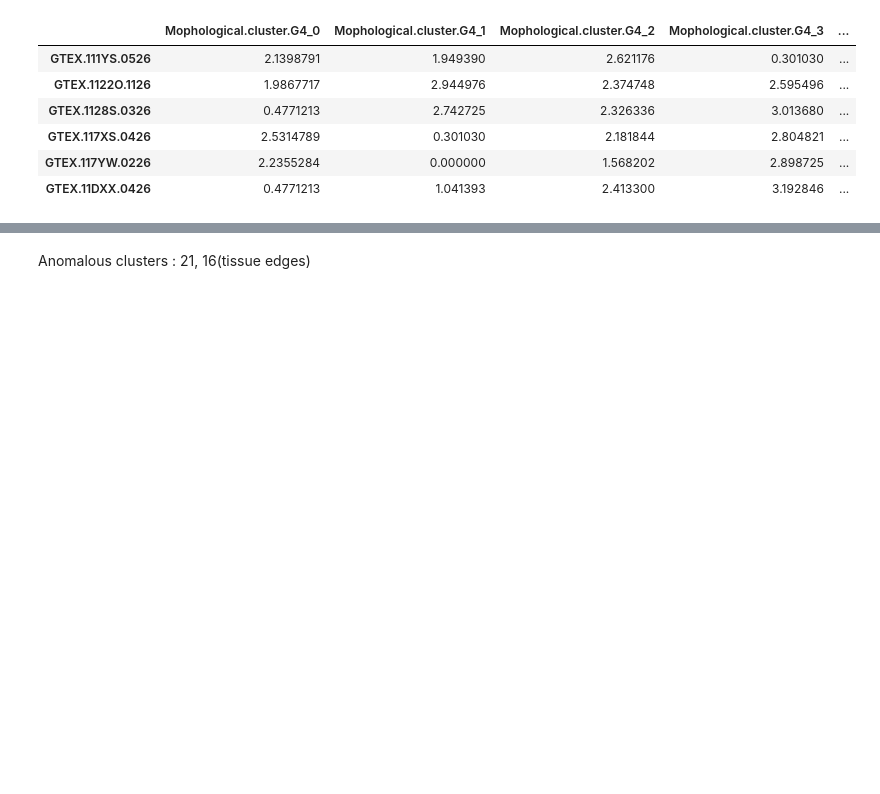
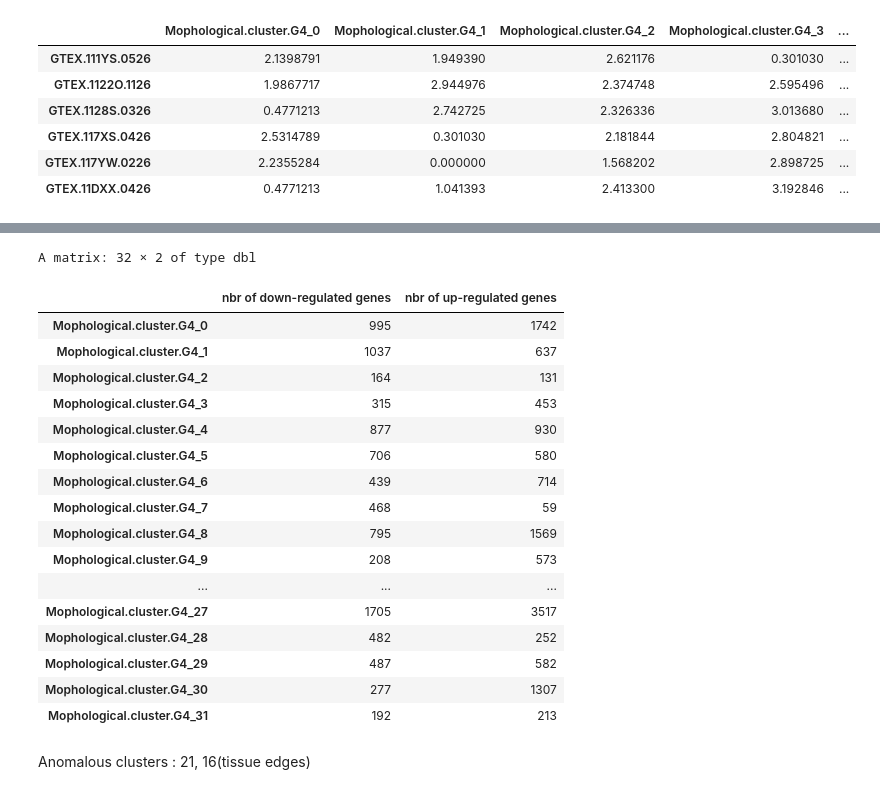
Before and after one commit to Abellanger123/GenomicProject, a Jupyter notebook: Functional Genomics Project.ipynb, the cells around one changed output, grey strips where cells are left out. Drawn from its saved outputs; the diff is of its cells as text; code cells hidden in the pictures; blank space fills up the shorter version.

```diff
--- a/Functional Genomics Project.ipynb
+++ b/Functional Genomics Project.ipynb
@@ -564,2 +582,23 @@ for (morphological_cluster in rownames(morphological_counts)){
+# %%
+DE_genes
+# %% [output]
+A matrix: 32 × 2 of type dbl
+|  | nbr of down-regulated genes | nbr of up-regulated genes |
+| Mophological.cluster.G4_0 | 995 | 1742 |
+| Mophological.cluster.G4_1 | 1037 | 637 |
+| Mophological.cluster.G4_2 | 164 | 131 |
+| Mophological.cluster.G4_3 | 315 | 453 |
+| Mophological.cluster.G4_4 | 877 | 930 |
+| Mophological.cluster.G4_5 | 706 | 580 |
+| Mophological.cluster.G4_6 | 439 | 714 |
+| Mophological.cluster.G4_7 | 468 | 59 |
+| Mophological.cluster.G4_8 | 795 | 1569 |
+| Mophological.cluster.G4_9 | 208 | 573 |
+| ... | ... | ... |
+| Mophological.cluster.G4_27 | 1705 | 3517 |
+| Mophological.cluster.G4_28 | 482 | 252 |
+| Mophological.cluster.G4_29 | 487 | 582 |
+| Mophological.cluster.G4_30 | 277 | 1307 |
+| Mophological.cluster.G4_31 | 192 | 213 |
 # %% [markdown]
 Anomalous clusters : 21, 16(tissue edges)
```
Also changed, not shown: parts of 1 cell of this notebook.
